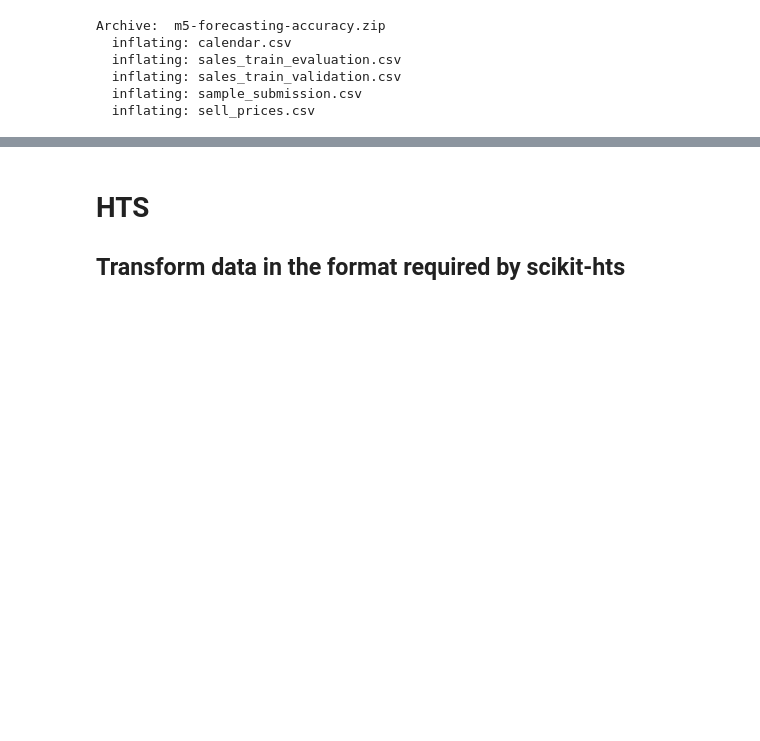
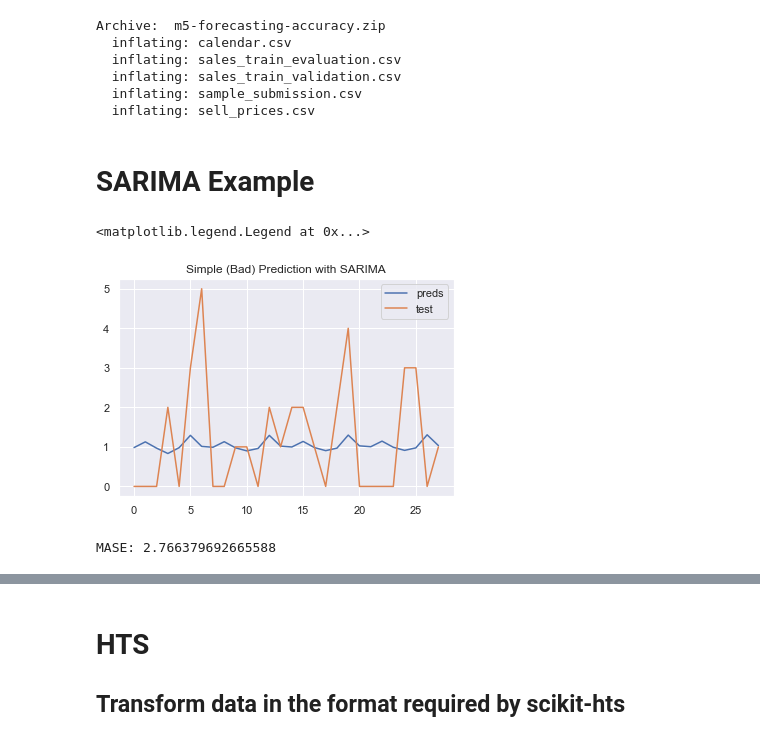
Before and after one commit to eugeneteoh/Medium-Notebooks, a Jupyter notebook: arima_hierarchical/arima_hierarchical.ipynb, the cells around one changed output, grey strips where cells are left out. Drawn from its saved outputs; the diff is of its cells as text; code cells hidden in the pictures; blank space fills up the shorter version.

```diff
--- a/arima_hierarchical/arima_hierarchical.ipynb
+++ b/arima_hierarchical/arima_hierarchical.ipynb
@@ -84,3 +69,50 @@ Archive:  m5-forecasting-accuracy.zip
   inflating: sales_train_validation.csv
   inflating: sample_submission.csv
   inflating: sell_prices.csv
+# %% [markdown]
+# SARIMA Example
+# %%
+df = pd.read_csv('sales_train_evaluation.csv', encoding='utf-8', engine='c')
+train_sample = df.iloc[0][[f'd_{i}' for i in range(1, 1913+1)]].values.astype(int)
+test_sample = df.iloc[0][[f'd_{i}' for i in range(1914, 1941+1)]].values.astype(int)
+
+model = SARIMAX(train_sample, order=(1, 1, 1), seasonal_order=(1, 1, 1, 7))
+model_fit = model.fit()
+preds = model_fit.forecast(test.shape[0])
+# %%
+sarima_plot = plt.figure()
+plt.title('Simple (Bad) Prediction with SARIMA')
+plt.plot(preds, label='preds')
+plt.plot(test_sample, label='test')
+plt.legend()
+# %% [output]
+<matplotlib.legend.Legend at 0x...>
+[figure, added]
+# %%
+# https://github.com/CamDavidsonPilon/Python-Numerics/blob/master/TimeSeries/MASE.py
+
+def MASE(training_series, testing_series, prediction_series):
+    """
+    Computes the MEAN-ABSOLUTE SCALED ERROR forcast error for univariate time series prediction.
+
+    See "Another look at measures of forecast accuracy", Rob J Hyndman
+
+    parameters:
+        training_series: the series used to train the model, 1d numpy array
+        testing_series: the test series to predict, 1d numpy array or float
+        prediction_series: the prediction of testing_series, 1d numpy array (same size as testing_series) or float
+        absolute: "squares" to use sum of squares and root the result, "absolute" to use absolute values.
+
+    """
+#     print "Needs to be tested."
+    n = training_series.shape[0]
+    d = np.abs(  np.diff( training_series) ).sum()/(n-1)
+
+    errors = np.abs(testing_series - prediction_series )
+    return errors.mean()/d
+
+
+error = MASE(train_sample, test_sample, preds)
+print('MASE:', error)
+# %% [output]
+MASE: 2.766379692665588
```
Also changed, not shown: parts of 17 cells of this notebook.
